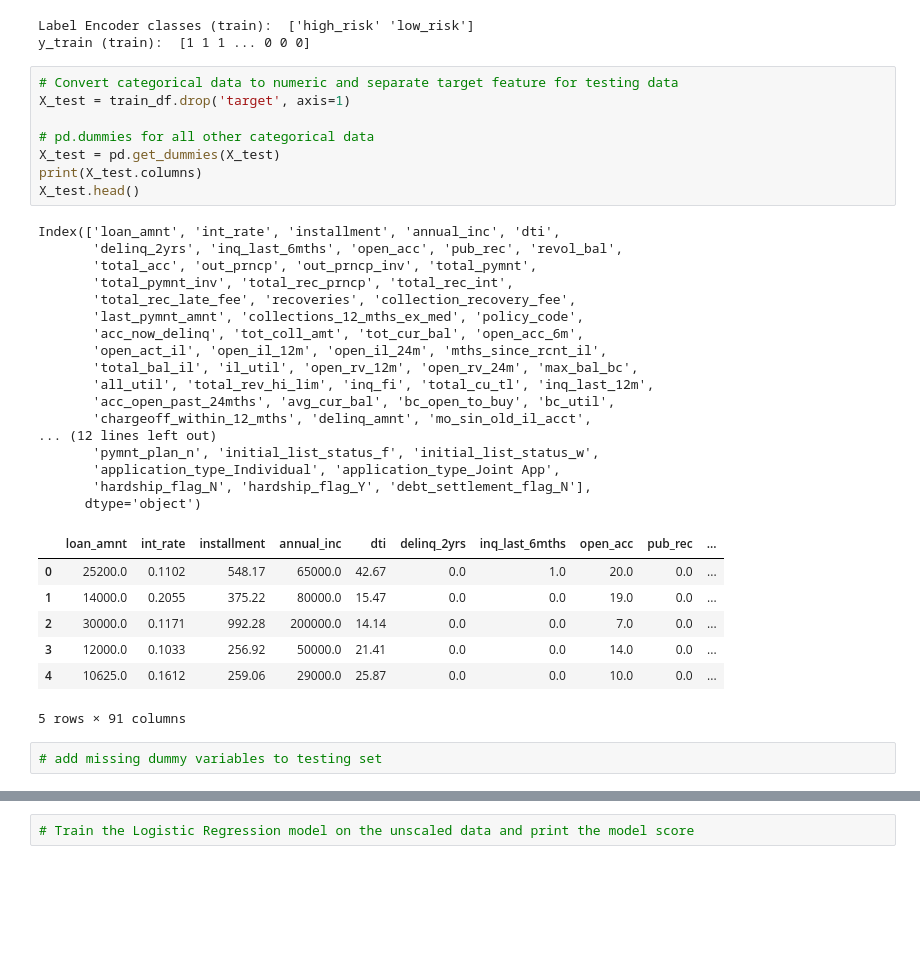
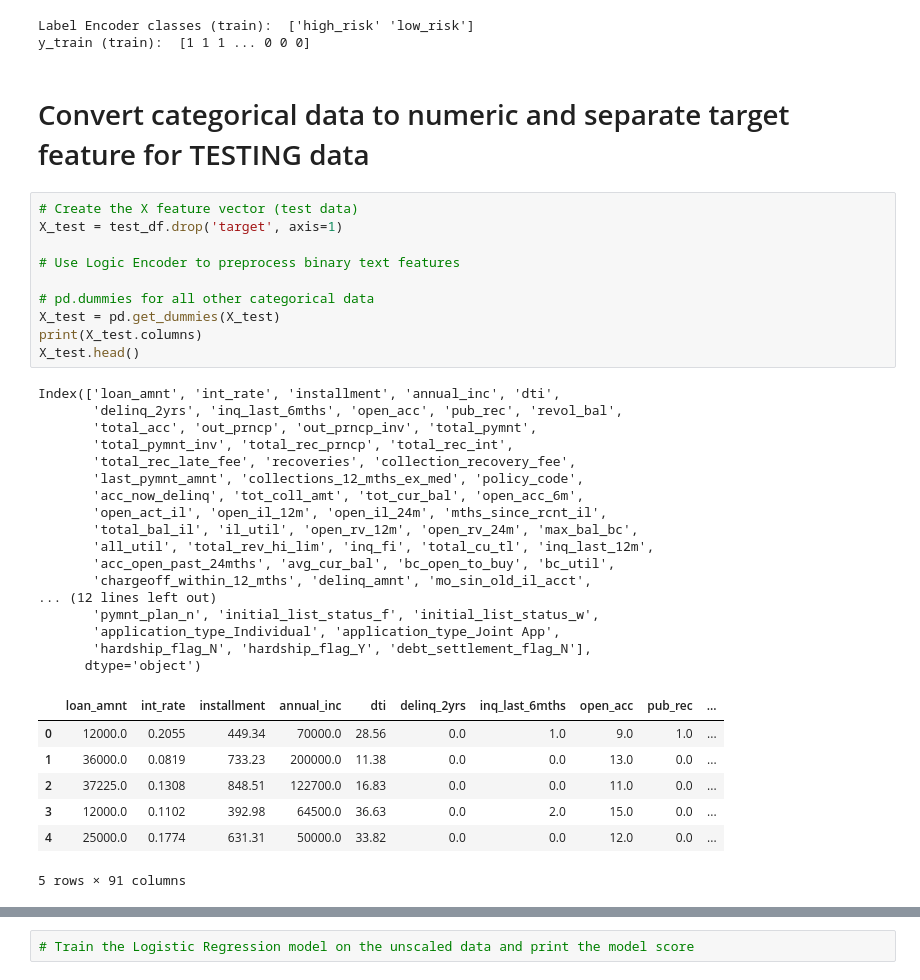
Before and after one commit to githotirado/predict-credit-risk, a Jupyter notebook: Credit Risk Evaluator.ipynb, the cells around one changed output, grey strips where cells are left out. Saved outputs shown, nothing was run; the diff lists cells and outputs as text; blank space fills up the shorter version.

```diff
--- a/Credit Risk Evaluator.ipynb
+++ b/Credit Risk Evaluator.ipynb
@@ -71,38 +74,40 @@ print("y_train (train): ", y_train)
 # %% [output]
 Label Encoder classes (train):  ['high_risk' 'low_risk']
 y_train (train):  [1 1 1 ... 0 0 0]
+# %% [markdown]
+# Convert categorical data to numeric and separate target feature for TESTING data
 # %%
-# Convert categorical data to numeric and separate target feature for testing data
-X_test = train_df.drop('target', axis=1)
+# Create the X feature vector (test data)
+X_test = test_df.drop('target', axis=1)
+
+# Use Logic Encoder to preprocess binary text features
 
 # pd.dummies for all other categorical data
 X_test = pd.get_dummies(X_test)
 print(X_test.columns)
 X_test.head()
 # %% [output]
 Index(['loan_amnt', 'int_rate', 'installment', 'annual_inc', 'dti',
        'delinq_2yrs', 'inq_last_6mths', 'open_acc', 'pub_rec', 'revol_bal',
        'total_acc', 'out_prncp', 'out_prncp_inv', 'total_pymnt',
        'total_pymnt_inv', 'total_rec_prncp', 'total_rec_int',
        'total_rec_late_fee', 'recoveries', 'collection_recovery_fee',
        'last_pymnt_amnt', 'collections_12_mths_ex_med', 'policy_code',
        'acc_now_delinq', 'tot_coll_amt', 'tot_cur_bal', 'open_acc_6m',
        'open_act_il', 'open_il_12m', 'open_il_24m', 'mths_since_rcnt_il',
        'total_bal_il', 'il_util', 'open_rv_12m', 'open_rv_24m', 'max_bal_bc',
        'all_util', 'total_rev_hi_lim', 'inq_fi', 'total_cu_tl', 'inq_last_12m',
        'acc_open_past_24mths', 'avg_cur_bal', 'bc_open_to_buy', 'bc_util',
        'chargeoff_within_12_mths', 'delinq_amnt', 'mo_sin_old_il_acct',
 ... (12 lines left out)
        'pymnt_plan_n', 'initial_list_status_f', 'initial_list_status_w',
        'application_type_Individual', 'application_type_Joint App',
        'hardship_flag_N', 'hardship_flag_Y', 'debt_settlement_flag_N'],
       dtype='object')
 |  | loan_amnt | int_rate | installment | annual_inc | dti | delinq_2yrs | inq_last_6mths | open_acc | pub_rec | ... |
-| 0 | 25200.0 | 0.1102 | 548.17 | 65000.0 | 42.67 | 0.0 | 1.0 | 20.0 | 0.0 | ... |
-| 1 | 14000.0 | 0.2055 | 375.22 | 80000.0 | 15.47 | 0.0 | 0.0 | 19.0 | 0.0 | ... |
-| 2 | 30000.0 | 0.1171 | 992.28 | 200000.0 | 14.14 | 0.0 | 0.0 | 7.0 | 0.0 | ... |
-| 3 | 12000.0 | 0.1033 | 256.92 | 50000.0 | 21.41 | 0.0 | 0.0 | 14.0 | 0.0 | ... |
-| 4 | 10625.0 | 0.1612 | 259.06 | 29000.0 | 25.87 | 0.0 | 0.0 | 10.0 | 0.0 | ... |
+| 0 | 12000.0 | 0.2055 | 449.34 | 70000.0 | 28.56 | 0.0 | 1.0 | 9.0 | 1.0 | ... |
+| 1 | 36000.0 | 0.0819 | 733.23 | 200000.0 | 11.38 | 0.0 | 0.0 | 13.0 | 0.0 | ... |
+| 2 | 37225.0 | 0.1308 | 848.51 | 122700.0 | 16.83 | 0.0 | 0.0 | 11.0 | 0.0 | ... |
+| 3 | 12000.0 | 0.1102 | 392.98 | 64500.0 | 36.63 | 0.0 | 2.0 | 15.0 | 0.0 | ... |
+| 4 | 25000.0 | 0.1774 | 631.31 | 50000.0 | 33.82 | 0.0 | 0.0 | 12.0 | 0.0 | ... |
 5 rows × 91 columns
-# %%
-# add missing dummy variables to testing set
```
Also changed, not shown: parts of 10 cells of this notebook, 1 other file.
